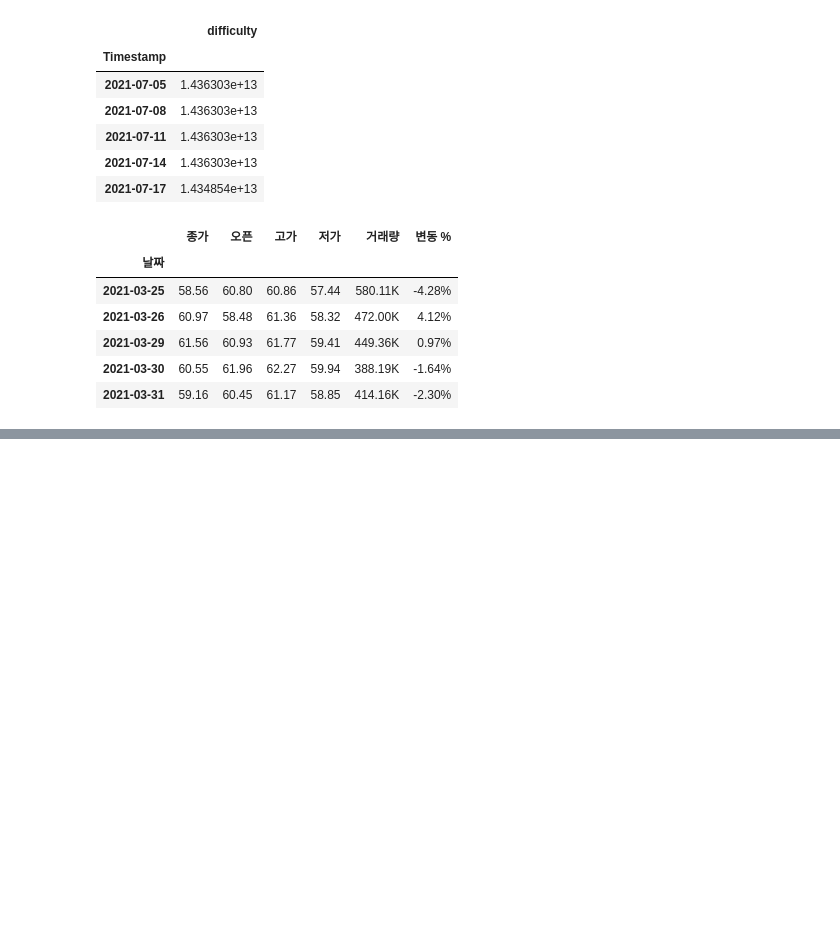
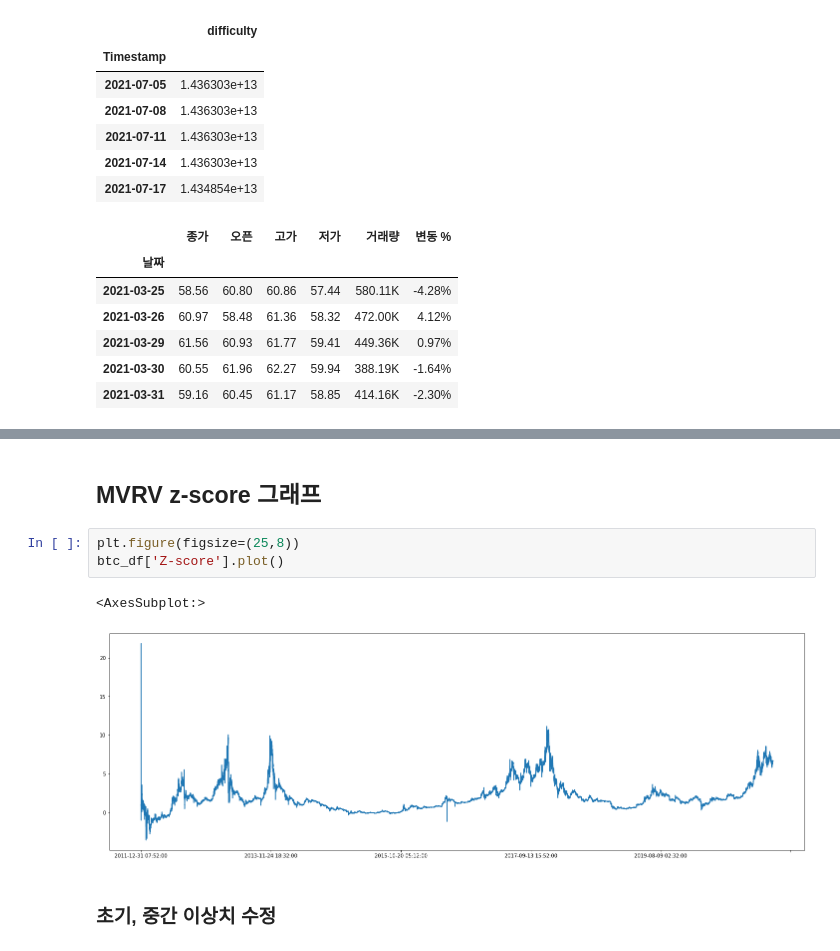
Before and after one commit to sejin-k/Coin-Prediction, a Jupyter notebook: Coin_EDA.ipynb, the cells around one changed output, grey strips where cells are left out. Saved outputs shown, nothing was run; the diff lists cells and outputs as text; blank space fills up the shorter version.

```diff
--- a/Coin_EDA.ipynb
+++ b/Coin_EDA.ipynb
@@ -373,0 +392,10 @@ btc_df
+# %% [markdown]
+## MVRV z-score 그래프
+# %%
+plt.figure(figsize=(25,8))
+btc_df['Z-score'].plot()
+# %% [output]
+<AxesSubplot:>
+[figure, added]
+# %% [markdown]
+### 초기, 중간 이상치 수정
```
Also changed, not shown: parts of 56 cells of this notebook.
